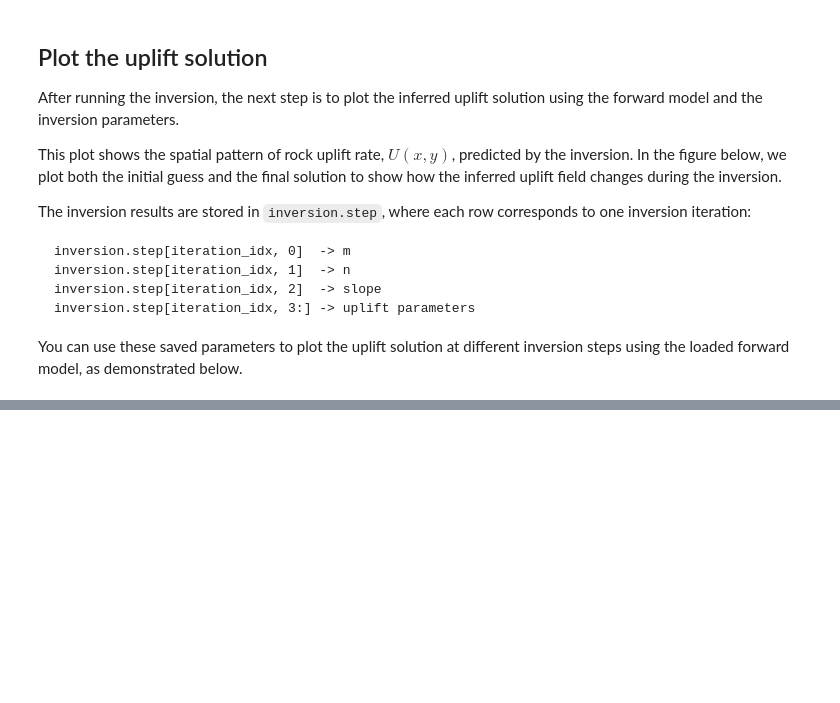
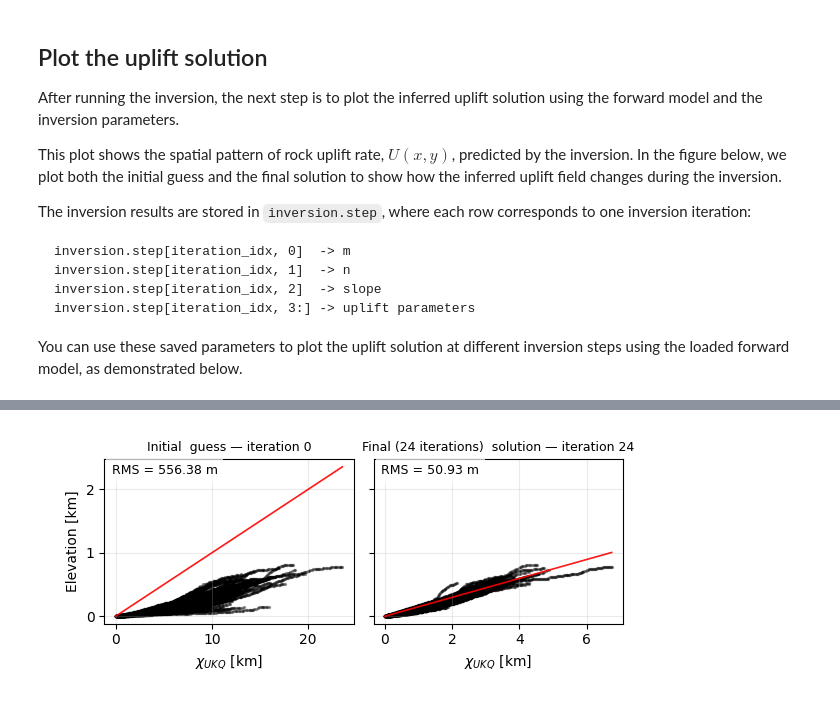
Before and after one commit to baroryan/ChInversionLandscpes, a Jupyter notebook: examples/chi_space_inversion.ipynb, the cells around one changed output, grey strips where cells are left out. Saved outputs shown, nothing was run; the diff lists cells and outputs as text; code cells hidden in the pictures; blank space fills up the shorter version.

```diff
--- a/examples/chi_space_inversion.ipynb
+++ b/examples/chi_space_inversion.ipynb
@@ -251,0 +261,21 @@ plt.tight_layout()
+# %%
+fig, axes = plt.subplots(1, 2, figsize=(6, 2.6), sharey=True)
+
+river_colors = {"s": 2, "color": "black", "alpha": 0.35}
+slope_colors = {"linewidth": 1.2, "color": "red", "alpha": 0.9}
+
+for ax, step_idx, title in zip(axes, steps_to_plot, titles):
+    iteration_label = 0 if step_idx == 0 else n_steps
+
+    frdplt.PlotChiForSoultion(f_2d, inversion.step[step_idx, :], ax=ax,
+                              riverColors=river_colors, slopeColors=slope_colors)
+
+    ax.set_title(f"{title} — iteration {iteration_label}", fontsize=9)
+    ax.set_xlabel(r"$\chi_{UKQ}$ [km]")
+    ax.grid(True, alpha=0.25)
+
+axes[0].set_ylabel("Elevation [km]")
+
+plt.tight_layout()
+# %% [output]
+[figure, added]
```
Also changed, not shown: parts of 4 cells of this notebook.
